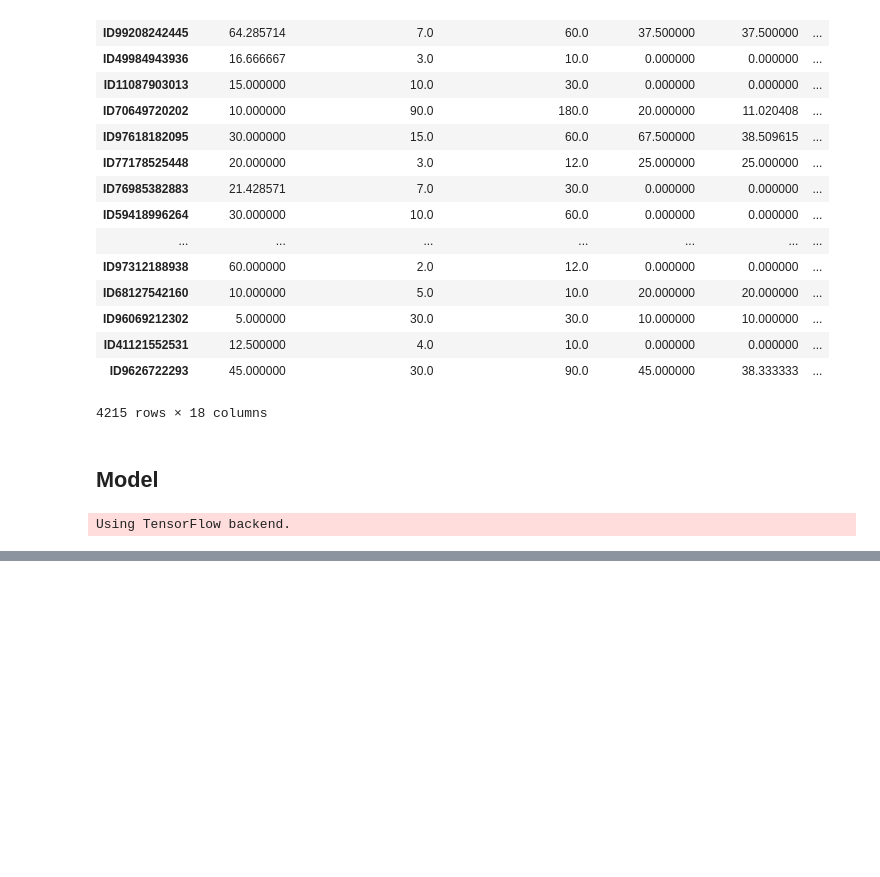
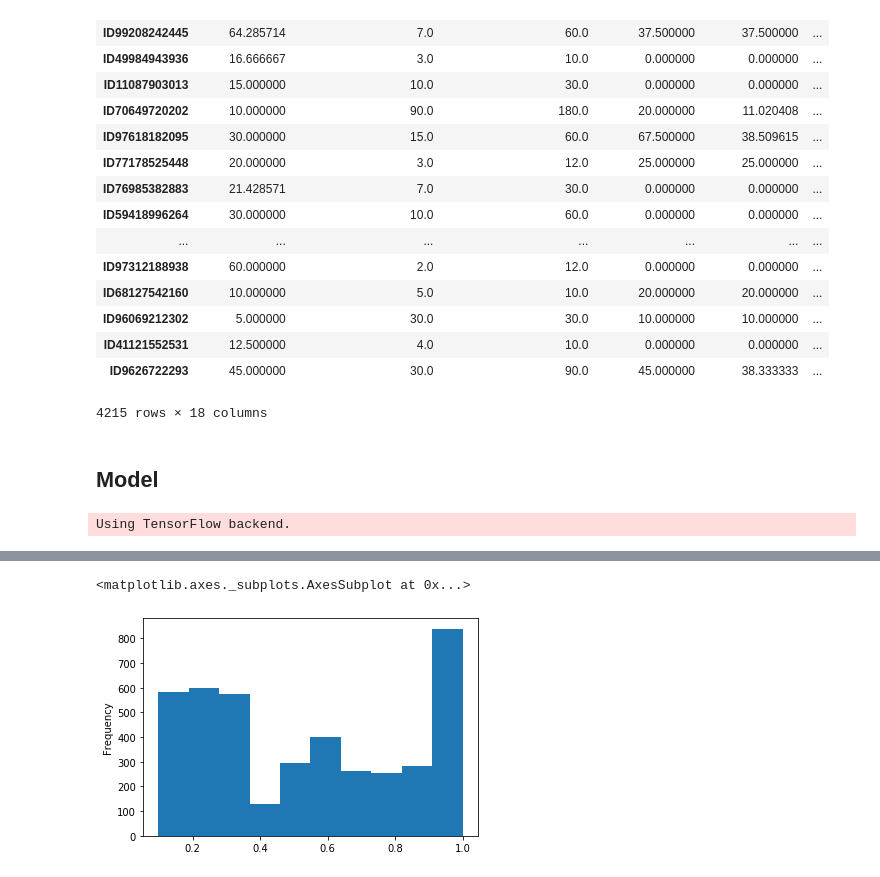
Before and after one commit to chenson2018/Humana-Mays-Competition, a Jupyter notebook: Final Model/Final Draft v3.ipynb, the cells around one changed output, grey strips where cells are left out. Cells and saved outputs as stored; diff of their text form; code cells hidden in the pictures; blank space fills up the shorter version.

Commit message:
Added Histograms

```diff
--- a/Final Model/Final Draft v3.ipynb
+++ b/Final Model/Final Draft v3.ipynb
@@ -221,0 +225,5 @@ predictions
+# %%
+predictions['Neural Net'].plot(kind = 'hist')
+# %% [output]
+<matplotlib.axes._subplots.AxesSubplot at 0x...>
+[figure, added]
```
Also changed, not shown: parts of 11 cells of this notebook.
